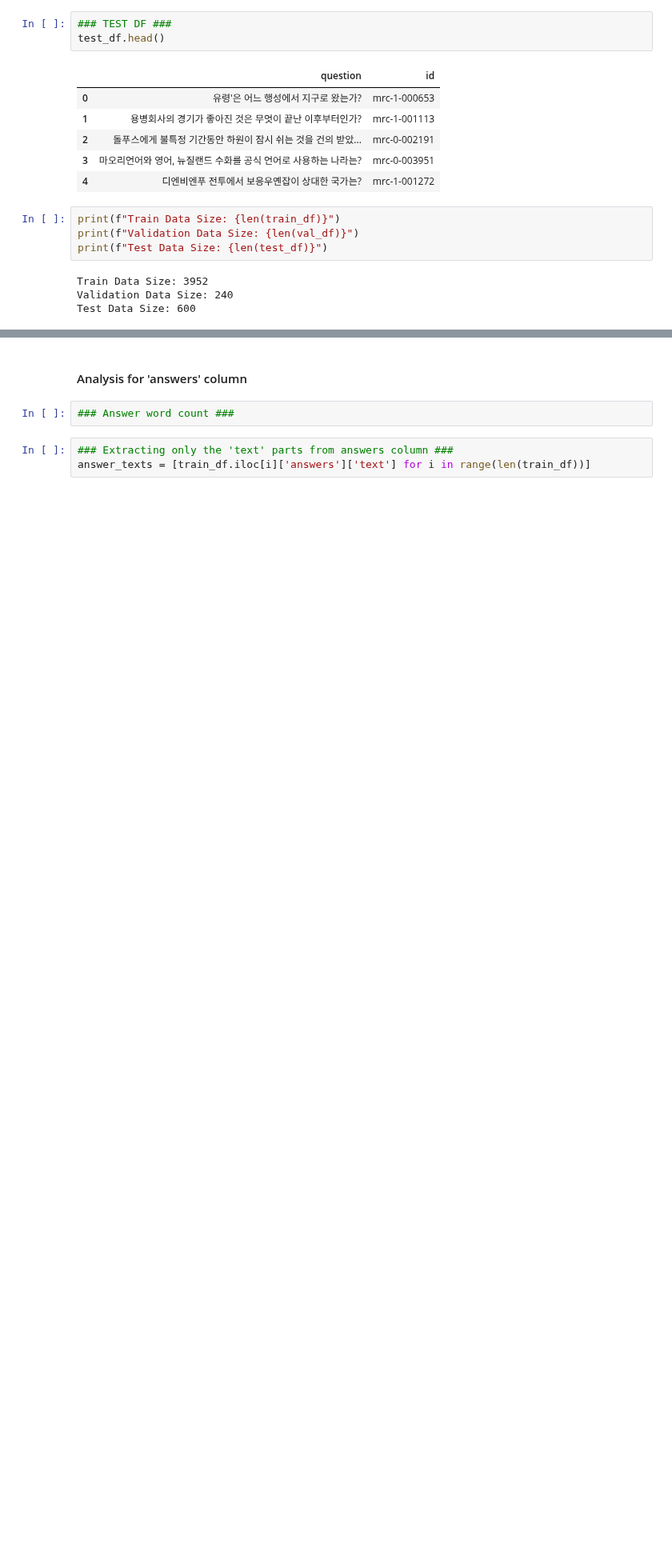
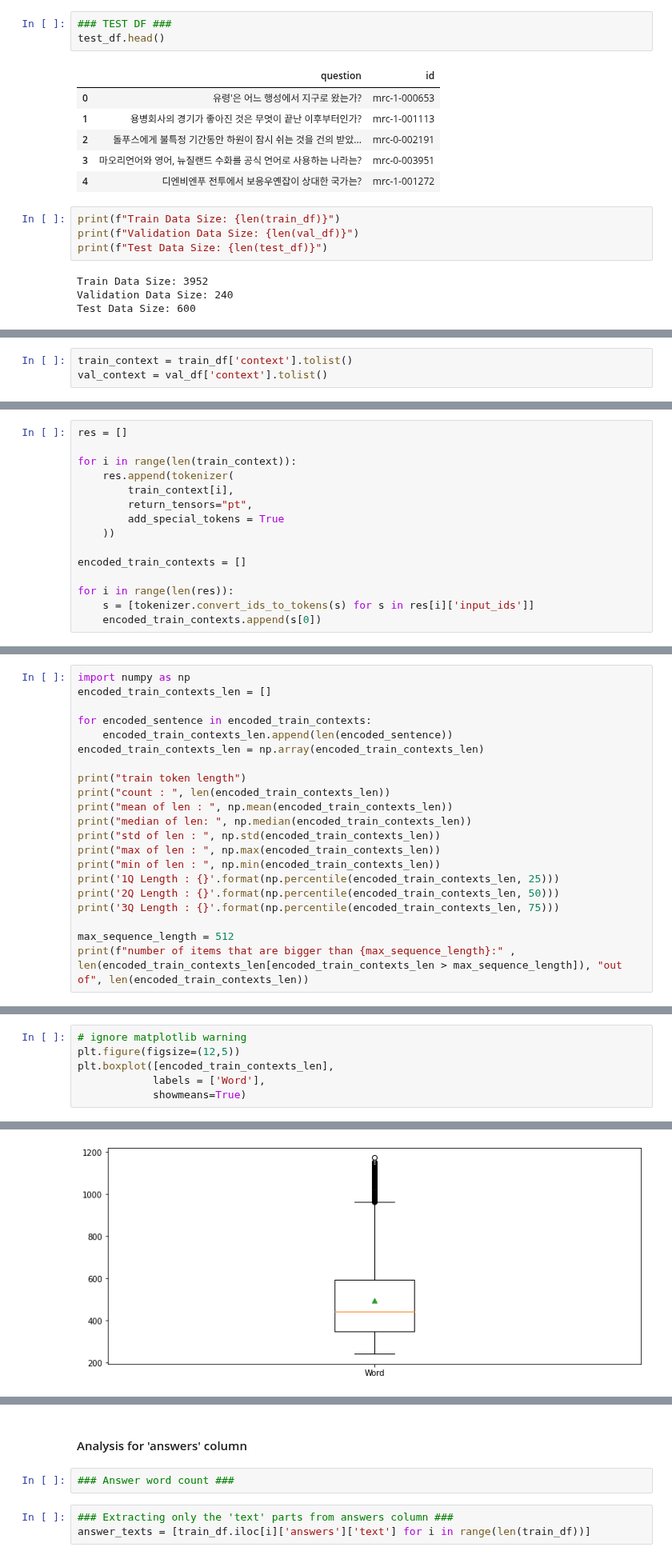
Before and after one commit to boostcampaitech2/mrc-level2-nlp-15, a Jupyter notebook: EDA.ipynb, the cells around one changed output, grey strips where cells are left out. Shown at 80% size. Drawn from its saved outputs; the diff is of its cells as text; blank space fills up the shorter version.

```diff
--- a/EDA.ipynb
+++ b/EDA.ipynb
@@ -81,0 +85,3 @@ Test Data Size: 600
+# %%
+train_context = train_df['context'].tolist()
+val_context = val_df['context'].tolist()
@@ -81,0 +92,15 @@ Test Data Size: 600
+# %%
+res = []
+
+for i in range(len(train_context)):
+    res.append(tokenizer(
+        train_context[i],
+        return_tensors="pt",
+        add_special_tokens = True
+    ))
+
+encoded_train_contexts = []
+
+for i in range(len(res)):
+    s = [tokenizer.convert_ids_to_tokens(s) for s in res[i]['input_ids']]
+    encoded_train_contexts.append(s[0])
@@ -81,0 +122,21 @@ Test Data Size: 600
+# %%
+import numpy as np
+encoded_train_contexts_len = []
+
+for encoded_sentence in encoded_train_contexts:
+    encoded_train_contexts_len.append(len(encoded_sentence))
+encoded_train_contexts_len = np.array(encoded_train_contexts_len)
+
+print("train token length")
+print("count : ", len(encoded_train_contexts_len))
+print("mean of len : ", np.mean(encoded_train_contexts_len))
+print("median of len: ", np.median(encoded_train_contexts_len))
+print("std of len : ", np.std(encoded_train_contexts_len))
+print("max of len : ", np.max(encoded_train_contexts_len))
+print("min of len : ", np.min(encoded_train_contexts_len))
+print('1Q Length : {}'.format(np.percentile(encoded_train_contexts_len, 25)))
+print('2Q Length : {}'.format(np.percentile(encoded_train_contexts_len, 50)))
+print('3Q Length : {}'.format(np.percentile(encoded_train_contexts_len, 75)))
+
+max_sequence_length = 512
+print(f"number of items that are bigger than {max_sequence_length}:" , len(encoded_train_contexts_len[encoded_train_contexts_len > max_sequence_length]), "out of", len(encoded_train_contexts_len))
@@ -81,0 +155,7 @@ Test Data Size: 600
+# %%
+# ignore matplotlib warning
+plt.figure(figsize=(12,5))
+plt.boxplot([encoded_train_contexts_len],
+            labels = ['Word'],
+            showmeans=True)
+# %% [output]
@@ -81,0 +170 @@ Test Data Size: 600
+[figure, added]
```
Also changed, not shown: parts of 9 cells of this notebook.
